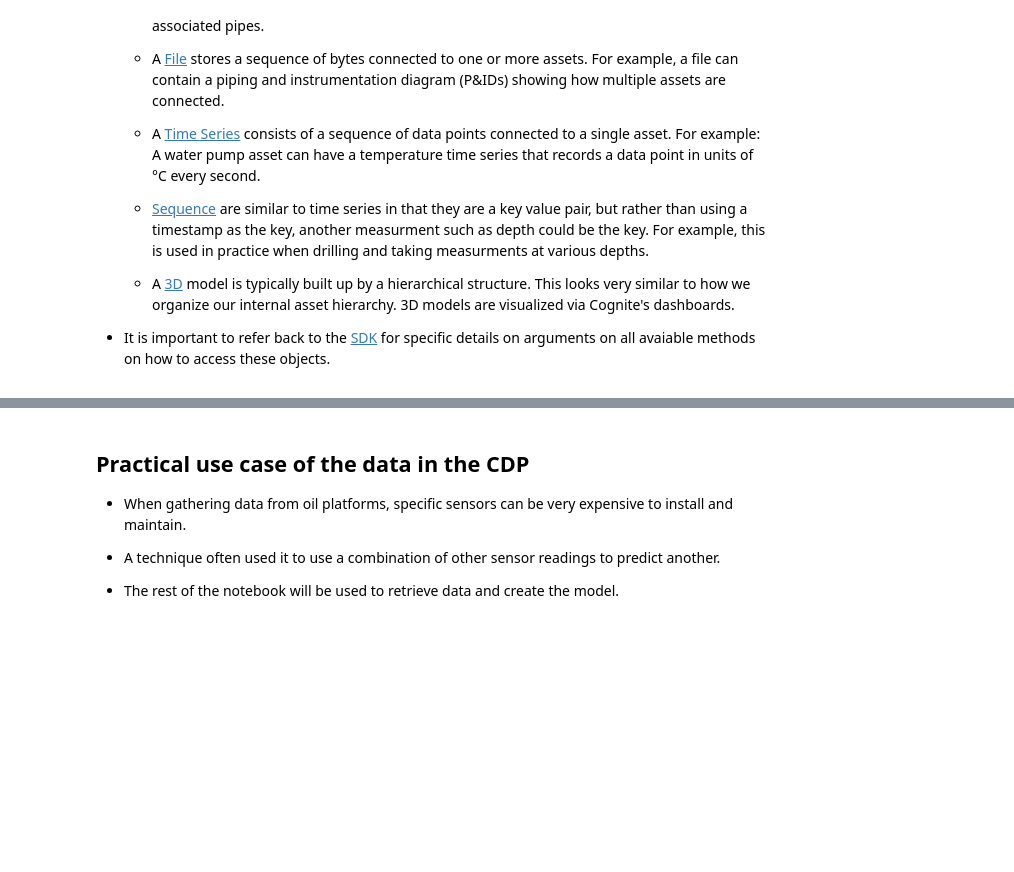
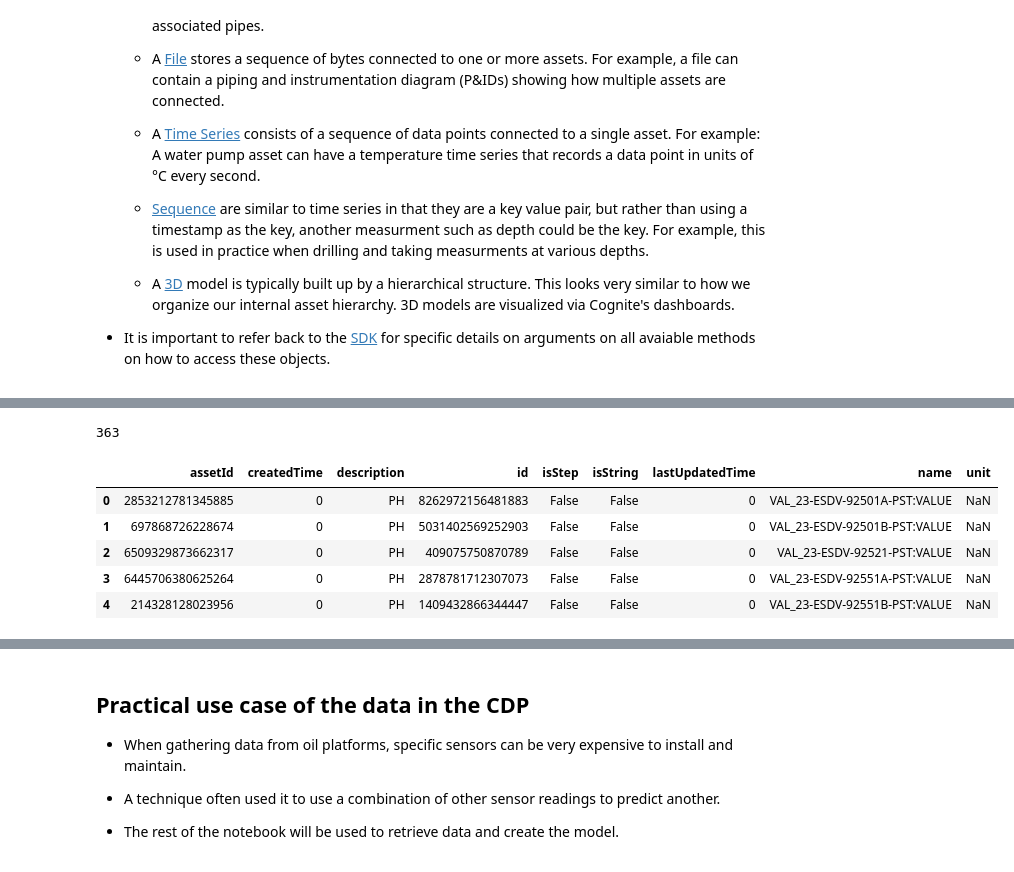
Before and after one commit to cognitedata/interacting-with-open-industrial-data, a Jupyter notebook: WiDS_2019_Cognite_Part1.ipynb, the cells around one changed output, grey strips where cells are left out. Saved outputs shown, nothing was run; the diff lists cells and outputs as text; code cells hidden in the pictures; blank space fills up the shorter version.

Commit message:
clean up the first part (time series downloading and visualising)

```diff
--- a/WiDS_2019_Cognite_Part1.ipynb
+++ b/WiDS_2019_Cognite_Part1.ipynb
@@ -55,0 +54,2 @@ client = CogniteClient(api_key=os.getenv("COGNITE_PUBLIC_KEY"))
+# %%
+client = CogniteClient(api_key=getpass("Open Industrial Data API-KEY: "))
@@ -81,0 +86,12 @@ client = CogniteClient(api_key=os.getenv("COGNITE_PUBLIC_KEY"))
+# %%
+all_timeseries = client.time_series.get_time_series().to_pandas()
+print(len(all_timeseries))
+all_timeseries.head()
+# %% [output]
+363
+|  | assetId | createdTime | description | id | isStep | isString | lastUpdatedTime | name | unit |
+| 0 | 2853212781345885 | 0 | PH | 8262972156481883 | False | False | 0 | VAL_23-ESDV-92501A-PST:VALUE | NaN |
+| 1 | 697868726228674 | 0 | PH | 5031402569252903 | False | False | 0 | VAL_23-ESDV-92501B-PST:VALUE | NaN |
+| 2 | 6509329873662317 | 0 | PH | 409075750870789 | False | False | 0 | VAL_23-ESDV-92521-PST:VALUE | NaN |
+| 3 | 6445706380625264 | 0 | PH | 2878781712307073 | False | False | 0 | VAL_23-ESDV-92551A-PST:VALUE | NaN |
+| 4 | 214328128023956 | 0 | PH | 1409432866344447 | False | False | 0 | VAL_23-ESDV-92551B-PST:VALUE | NaN |
```
Also changed, not shown: parts of 33 cells of this notebook.
